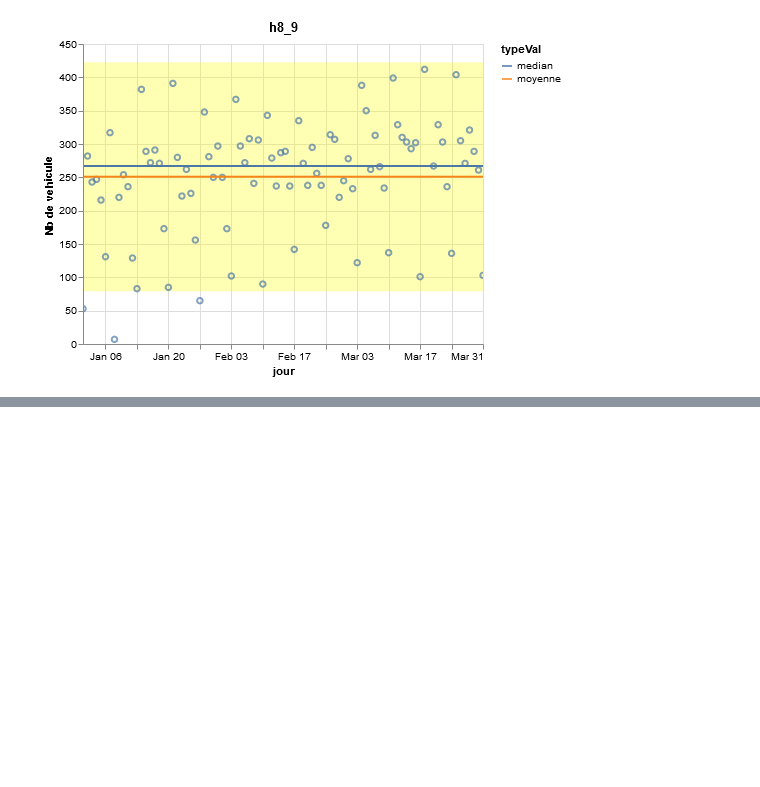
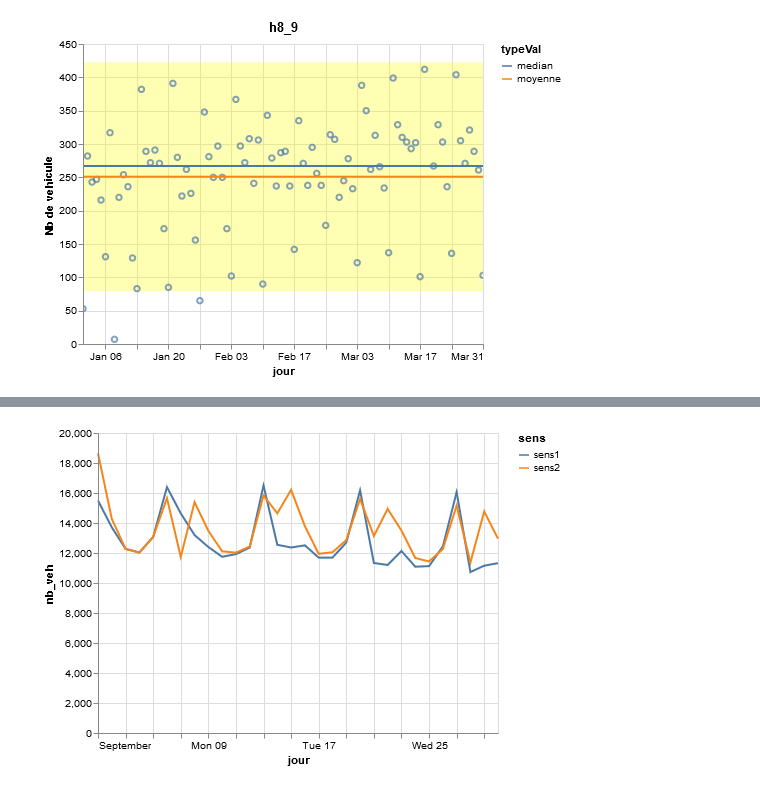
Before and after one commit to nantodevison/otv, a Jupyter notebook: otv/Transfert_Donnees/Graph_trafics.ipynb, the cells around one changed output, grey strips where cells are left out. Cells and saved outputs as stored; diff of their text form; code cells hidden in the pictures; blank space fills up the shorter version.

```diff
--- a/otv/Transfert_Donnees/Graph_trafics.ipynb
+++ b/otv/Transfert_Donnees/Graph_trafics.ipynb
@@ -66,0 +74,13 @@ alt.VConcatChart(vconcat=[alt.HConcatChart(hconcat=([graphTrafHoraire(df_horaire
+# %%
+fichierMja=r'Q:\DAIT\TI\DREAL33\2020\OTV\Doc_travail\Donnees_source\DIRCO\TMJA DIRCO-NA 2019_unfused.csv'
+fichierMjM=r'Q:\DAIT\TI\DREAL33\2020\OTV\Doc_travail\Donnees_source\DIRCO\TMJM DIRCO-NA 2019.ods'
+dossierHoraire=r'Q:\DAIT\TI\DREAL33\2020\OTV\Doc_travail\Donnees_source\DIRCO\données dirco'
+dirco=it.Comptage_Dirco(fichierMja,fichierMjM,dossierHoraire,'2019')
+
+dfFichierTmja=dirco.miseEnFormeFichierTmjaPourHoraire()
+dfSc=dirco.miseEnFormeHoraire(dirco.tousFichierHoraires(dfFichierTmja))
+dfScParSens,dicoCptok,dicoCptAssym=dirco.horaireParSens(dfSc)
+# %%
+dh.graph2SensParJour(dicoCptok['19-A20-229+500'])
+# %% [output]
+[figure, added]
```
Also changed, not shown: parts of 9 cells of this notebook, 3 other files.
